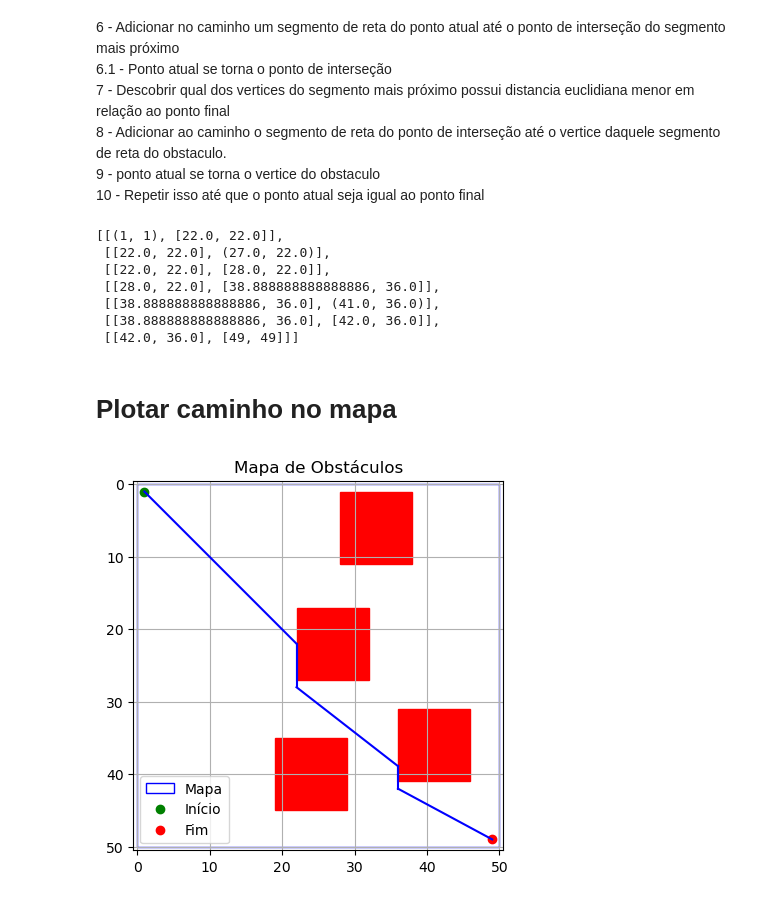
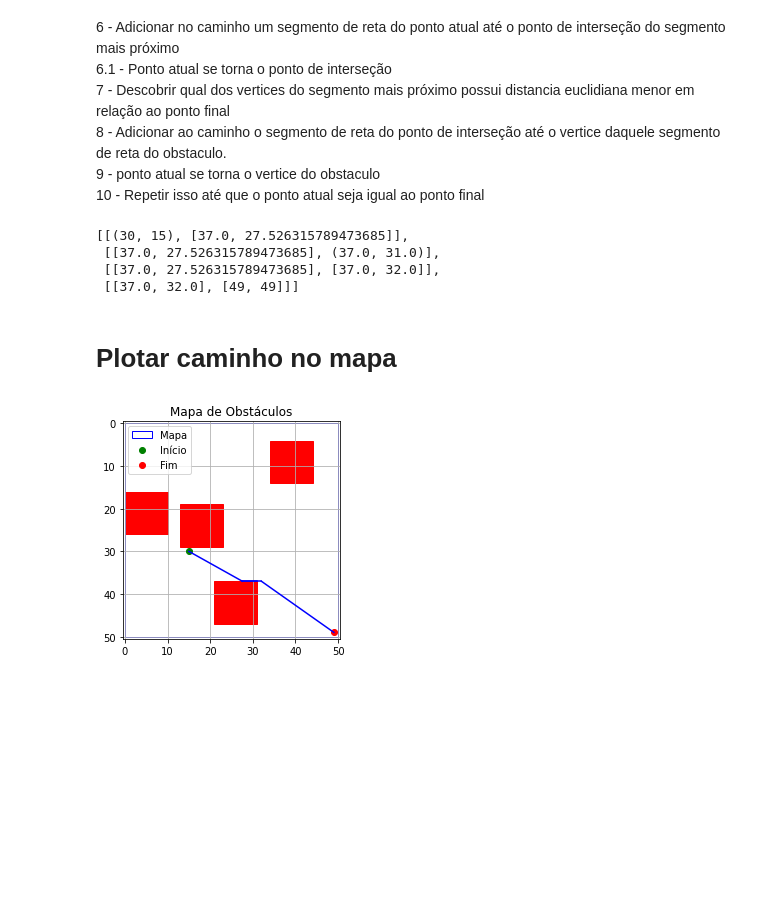
Before and after one commit to nomevini/sistemas-inteligentes, a Jupyter notebook: Trabalho 01 - Sistema de busca/sistema_busca.ipynb, the cells around one changed output. Drawn from its saved outputs; the diff is of its cells as text; code cells hidden in the pictures; blank space fills up the shorter version.

Commit message:
gerando trajetoria, com X e Y diferentes da coordenada inicial

```diff
--- a/Trabalho 01 - Sistema de busca/sistema_busca.ipynb
+++ b/Trabalho 01 - Sistema de busca/sistema_busca.ipynb
@@ -152,7 +152,7 @@ def criar_mapa(tam_obstaculo, qtd_obstaculos, coordenada_inicial, coordenada_fin
 # %%
 tam_obstaculo = 10
 random = 4
-coordenada_inicial = [1, 1]
+coordenada_inicial = [30, 15]
 
 valor_coordenada_final = random * tam_obstaculo + 10
 coordenada_final = [valor_coordenada_final - 1, valor_coordenada_final - 1]
@@ -388,13 +388,10 @@ while posicao_atual != fim:
 # %%
 caminho_completo
 # %% [output]
-[[(1, 1), [22.0, 22.0]],
- [[22.0, 22.0], (27.0, 22.0)],
- [[22.0, 22.0], [28.0, 22.0]],
- [[28.0, 22.0], [38.888888888888886, 36.0]],
- [[38.888888888888886, 36.0], (41.0, 36.0)],
- [[38.888888888888886, 36.0], [42.0, 36.0]],
- [[42.0, 36.0], [49, 49]]]
+[[(30, 15), [37.0, 27.526315789473685]],
+ [[37.0, 27.526315789473685], (37.0, 31.0)],
+ [[37.0, 27.526315789473685], [37.0, 32.0]],
+ [[37.0, 32.0], [49, 49]]]
 # %% [markdown]
 # Plotar caminho no mapa
 # %%
@@ -418,34 +415,35 @@ ax.add_patch(retangulo_mapa) # adicionando Mapa
 
 # Adicionar os pontos de início e fim
 inicio = tuple(mapa['coordenada_inicial'])
+inicio = tuple(mapa['coordenada_inicial'][::-1])
 fim = tuple(mapa['coordenada_final'])
 plt.plot(*inicio, 'go', label='Início')
 plt.plot(*fim, 'ro', label='Fim')
 
 
 
 # adicionar o caminho
 for segmento in caminho_completo:
     # segmento = [[1, 1], [9.0, 9.0]]
 
     x1 = segmento[0][1]
     x2 = segmento[1][1]
     y1 = segmento[0][0]
     y2 = segmento[1][0]
 
 
     plt.plot([x1, x2], [y1, y2], color='blue')
 
 
 plt.gca().invert_yaxis() # Inverte o eixo Y (Para ficar parecido com o crescimento de uma matriz
 
 # Adicionando legendas
 plt.legend()
 
 plt.title('Mapa de Obstáculos')
 plt.grid(True)
 plt.gca().set_aspect('equal', adjustable='box')  # Mantém a proporção dos eixos
 
 plt.show()
 # %% [output]
-[figure, old version]
+[figure, new version]
```
Also changed, not shown: parts of 3 cells of this notebook.
